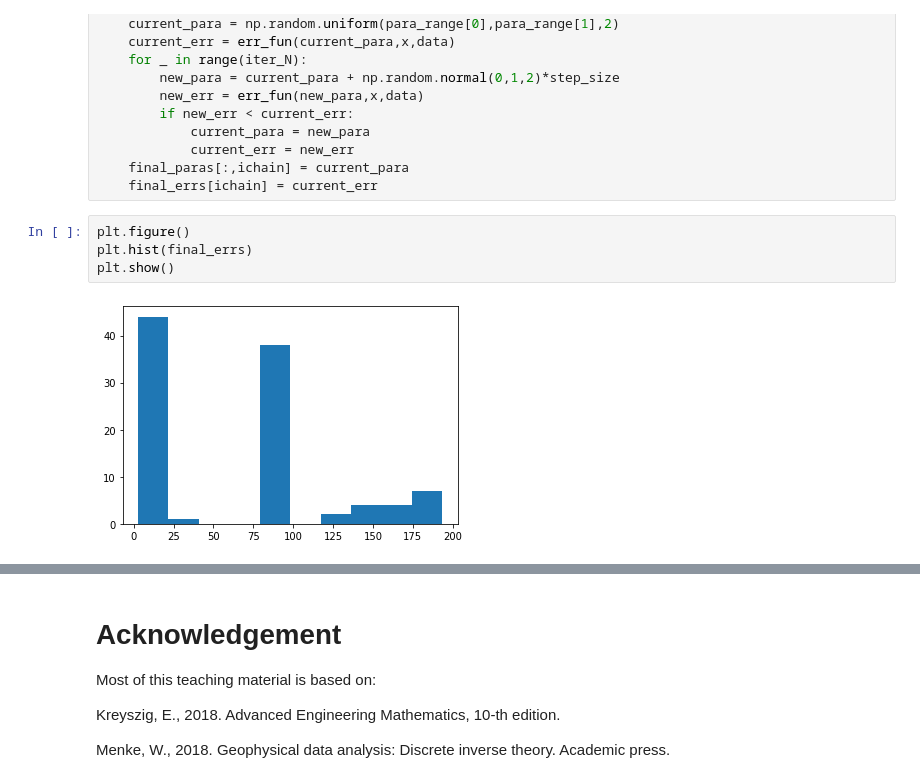
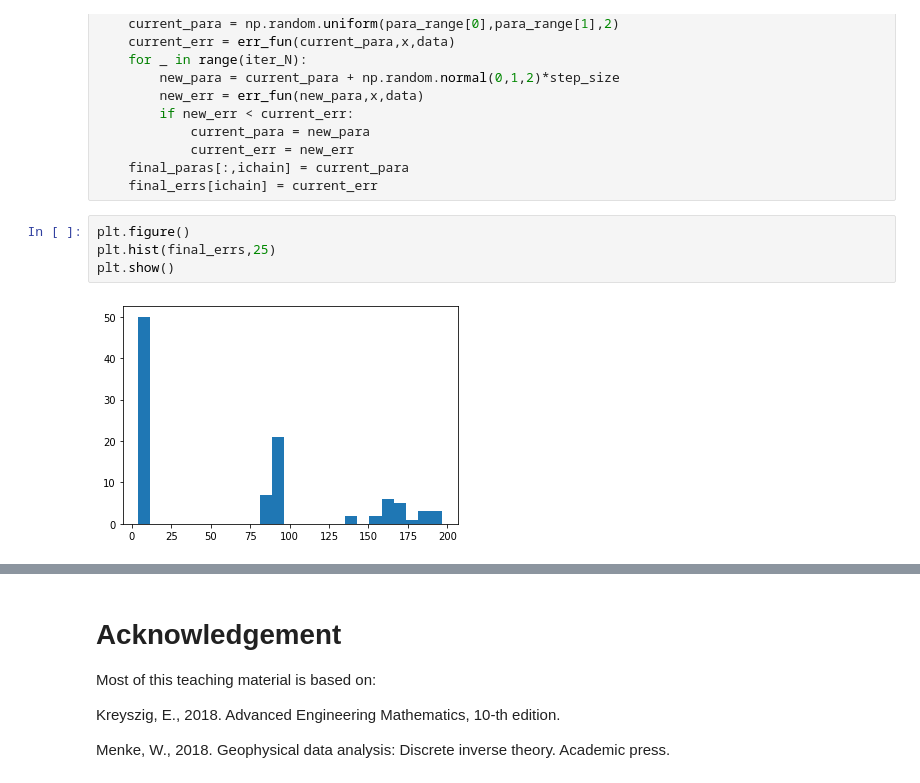
Before and after one commit to jshragge/GPGN535, a Jupyter notebook: 10_Regression.ipynb, the cells around one changed output, grey strips where cells are left out. Drawn from its saved outputs; the diff is of its cells as text.

```diff
--- a/10_Regression.ipynb
+++ b/10_Regression.ipynb
@@ -908,7 +908,7 @@ for ichain in range(chain_N):
     final_errs[ichain] = current_err
 # %%
 plt.figure()
-plt.hist(final_errs)
+plt.hist(final_errs,25)
 plt.show()
 # %% [output]
-[figure, old version]
+[figure, new version]
```
Also changed, not shown: parts of 9 cells of this notebook, 2 other files.
